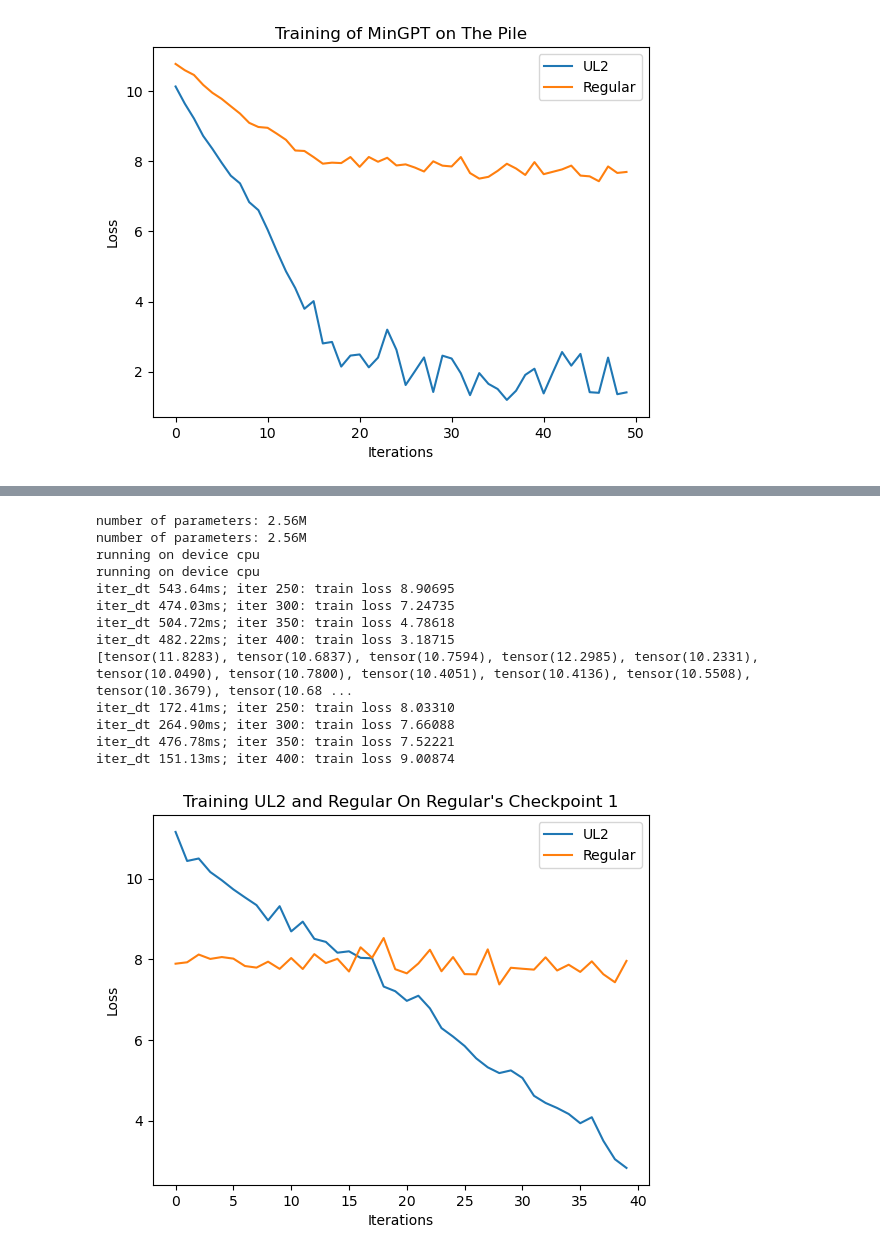
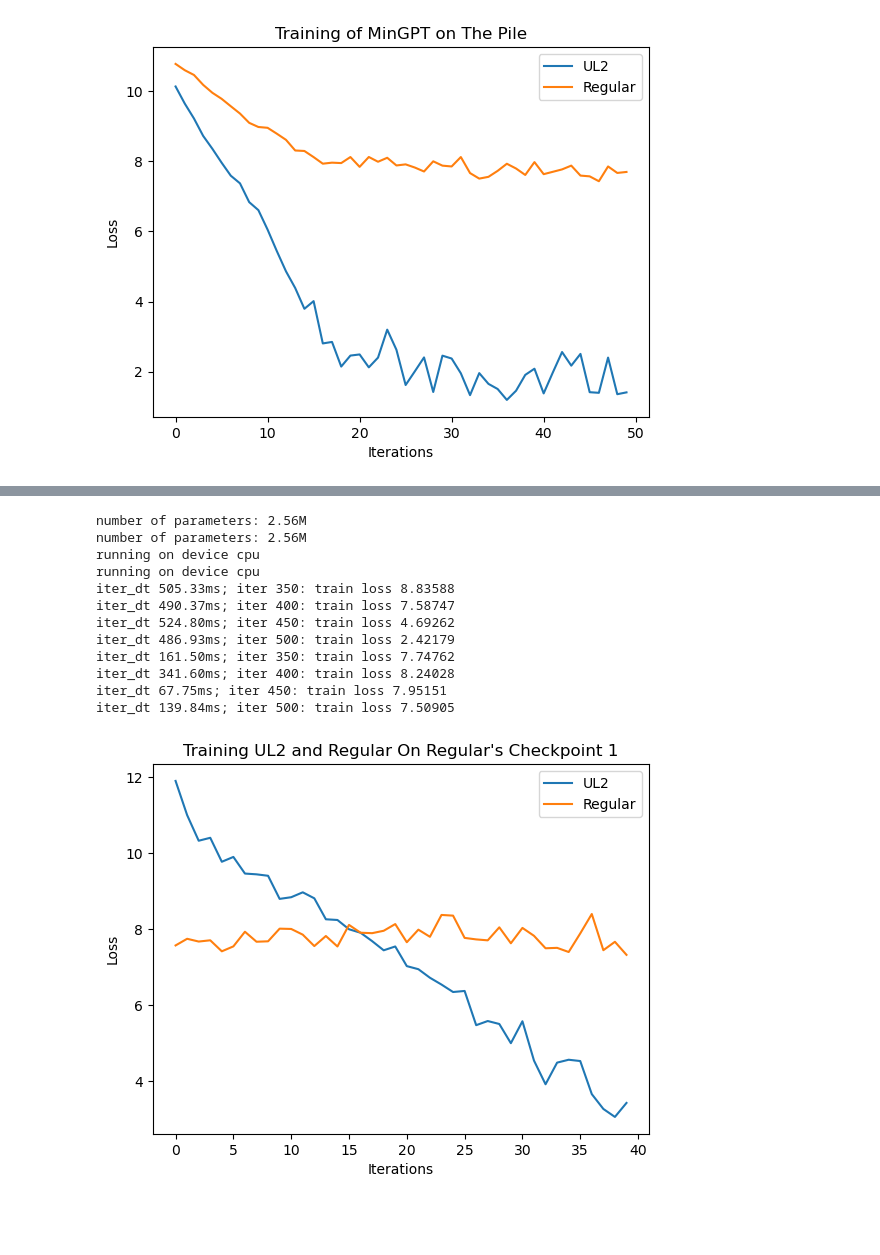
Before and after one commit to dylanskinner65/MinGPT_UL2, a Jupyter notebook: project2b.ipynb, the cells around one changed output, grey strips where cells are left out. Cells and saved outputs as stored; diff of their text form; code cells hidden in the pictures; blank space fills up the shorter version.

```diff
--- a/project2b.ipynb
+++ b/project2b.ipynb
@@ -292,7 +401,7 @@ model_config = GPT.get_default_config()
 model_config.model_type = 'gpt-nano'
 model_config.vocab_size = red_pajama_dataset_T.vocab_size
 model_config.block_size = red_pajama_dataset_T.max_length
-model_config.checkpoint = f'checkpoints/{checkpoint_dir}/checkpoint_break_1.pth'
+model_config.checkpoint = f'checkpoints/{checkpoint_dir}/checkpoint_break_2.pth'
 model_config.use_ul2 = True
 model = GPT(model_config)
 
@@ -301,7 +410,7 @@ model_config = GPT.get_default_config()
 model_config.model_type = 'gpt-nano'
 model_config.vocab_size = red_pajama_dataset_F.vocab_size
 model_config.block_size = red_pajama_dataset_F.max_length
-model_config.checkpoint = f'checkpoints/{checkpoint_dir}/checkpoint_break_1.pth'
+model_config.checkpoint = f'checkpoints/{checkpoint_dir}/checkpoint_break_2.pth'
 model_config.use_ul2 = False
 model2 = GPT(model_config)
 
@@ -335,41 +444,41 @@ trainer.set_callback('on_batch_end', batch_end_callback)
 trainer.run()
 
 # Plot the loss
 losses = trainer.curr_loss
-print(losses)
+ul2_scores.append(np.mean(losses))
 x = 5
 new_losses = np.mean(np.array(losses).reshape(-1, x), axis=1)
 plt.plot(np.arange(len(new_losses)), new_losses, label='UL2')
 
 def batch_end_callback(trainer):
     if trainer2.iter_num % 50 == 0:
         print(f"iter_dt {trainer2.iter_dt * 1000:.2f}ms; iter {trainer2.iter_num}: train loss {trainer2.loss.item():.5f}")
 trainer2.set_callback('on_batch_end', batch_end_callback)
 
 trainer2.run()
 
 # Plot the loss
 losses = trainer2.curr_loss
+regular_scores.append(np.mean(losses))
 x = 5
 new_losses = np.mean(np.array(losses).reshape(-1, x), axis=1)
 plt.plot(np.arange(len(new_losses)), new_losses, label='Regular')
 plt.title('Training UL2 and Regular On Regular\'s Checkpoint 1')
 plt.xlabel('Iterations')
 plt.ylabel('Loss')
 plt.legend()
 plt.show()
 # %% [output]
 number of parameters: 2.56M
 number of parameters: 2.56M
 running on device cpu
 running on device cpu
-iter_dt 543.64ms; iter 250: train loss 8.90695
-iter_dt 474.03ms; iter 300: train loss 7.24735
-iter_dt 504.72ms; iter 350: train loss 4.78618
-iter_dt 482.22ms; iter 400: train loss 3.18715
-[tensor(11.8283), tensor(10.6837), tensor(10.7594), tensor(12.2985), tensor(10.2331), tensor(10.0490), tensor(10.7800), tensor(10.4051), tensor(10.4136), tensor(10.5508), tensor(10.3679), tensor(10.68 ...
-iter_dt 172.41ms; iter 250: train loss 8.03310
-iter_dt 264.90ms; iter 300: train loss 7.66088
-iter_dt 476.78ms; iter 350: train loss 7.52221
-iter_dt 151.13ms; iter 400: train loss 9.00874
+iter_dt 505.33ms; iter 350: train loss 8.83588
+iter_dt 490.37ms; iter 400: train loss 7.58747
+iter_dt 524.80ms; iter 450: train loss 4.69262
+iter_dt 486.93ms; iter 500: train loss 2.42179
+iter_dt 161.50ms; iter 350: train loss 7.74762
+iter_dt 341.60ms; iter 400: train loss 8.24028
+iter_dt 67.75ms; iter 450: train loss 7.95151
+iter_dt 139.84ms; iter 500: train loss 7.50905
-[figure, old version]
+[figure, new version]
```
Also changed, not shown: parts of 2 cells of this notebook.
